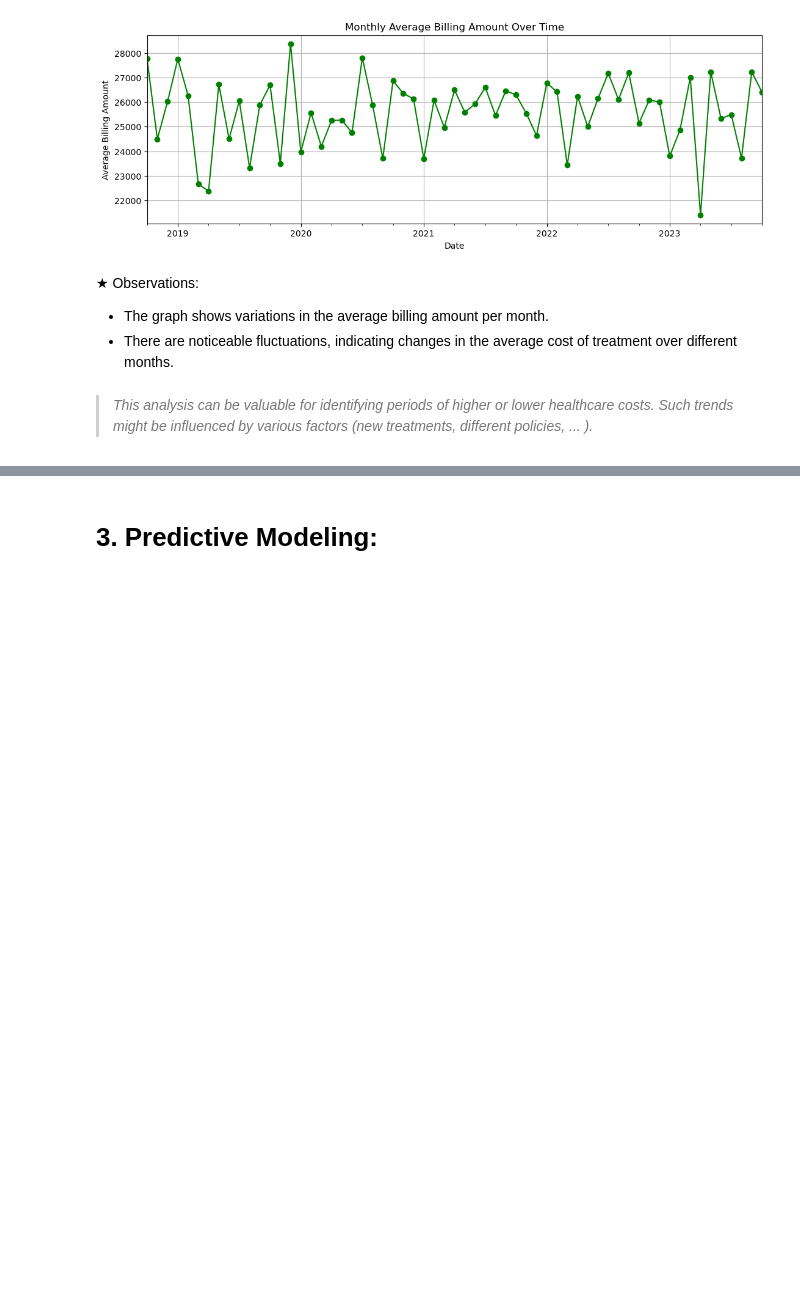
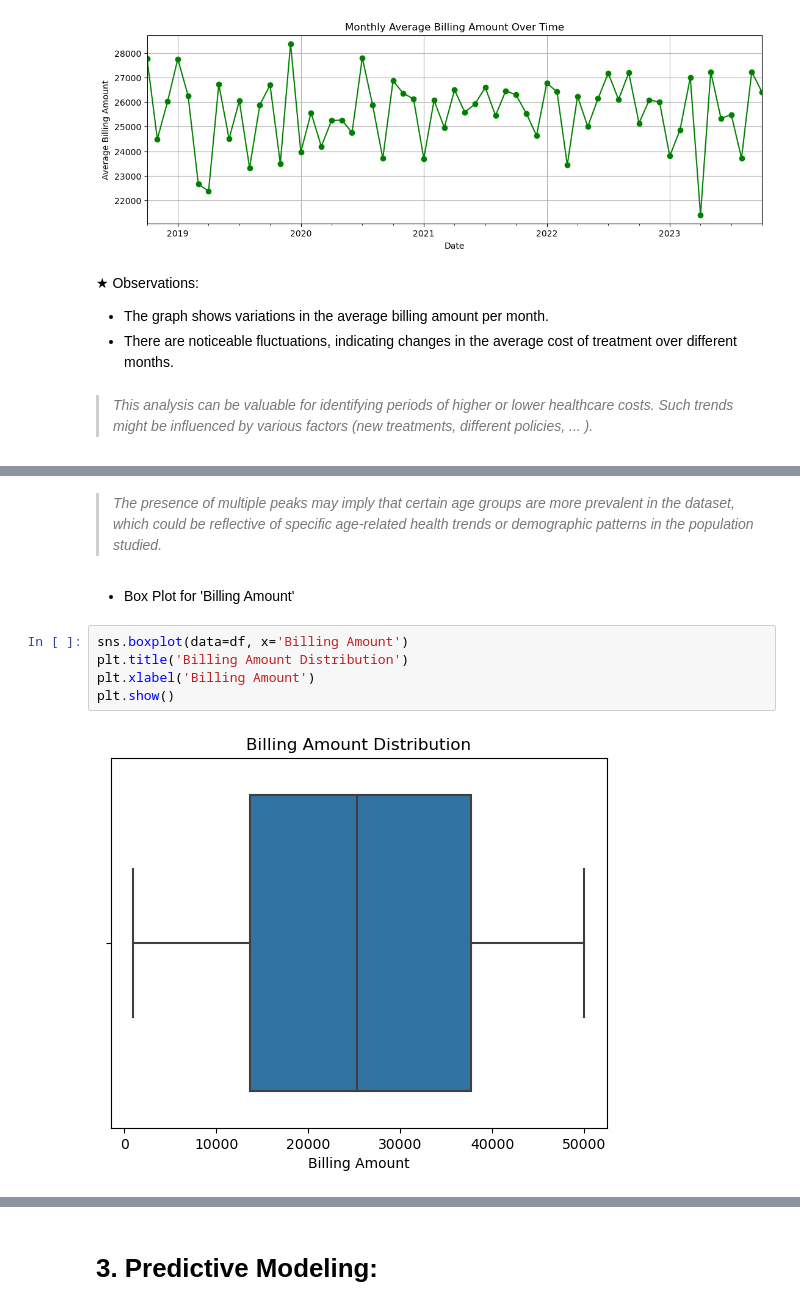
Before and after one commit to nassimlamnini/Healthcare_analysis, a Jupyter notebook: Healthcare_Project.ipynb, the cells around one changed output, grey strips where cells are left out. Saved outputs shown, nothing was run; the diff lists cells and outputs as text; blank space fills up the shorter version.

```diff
--- a/Healthcare_Project.ipynb
+++ b/Healthcare_Project.ipynb
@@ -341,0 +288,11 @@ plt.show()
+# %% [markdown]
+>*The presence of multiple peaks may imply that certain age groups are more prevalent in the dataset, which could be reflective of specific age-related health trends or demographic patterns in the population studied.*
+# %% [markdown]
+- Box Plot for 'Billing Amount'
+# %%
+sns.boxplot(data=df, x='Billing Amount')
+plt.title('Billing Amount Distribution')
+plt.xlabel('Billing Amount')
+plt.show()
+# %% [output]
+[figure, added]
```
Also changed, not shown: parts of 13 cells of this notebook.
